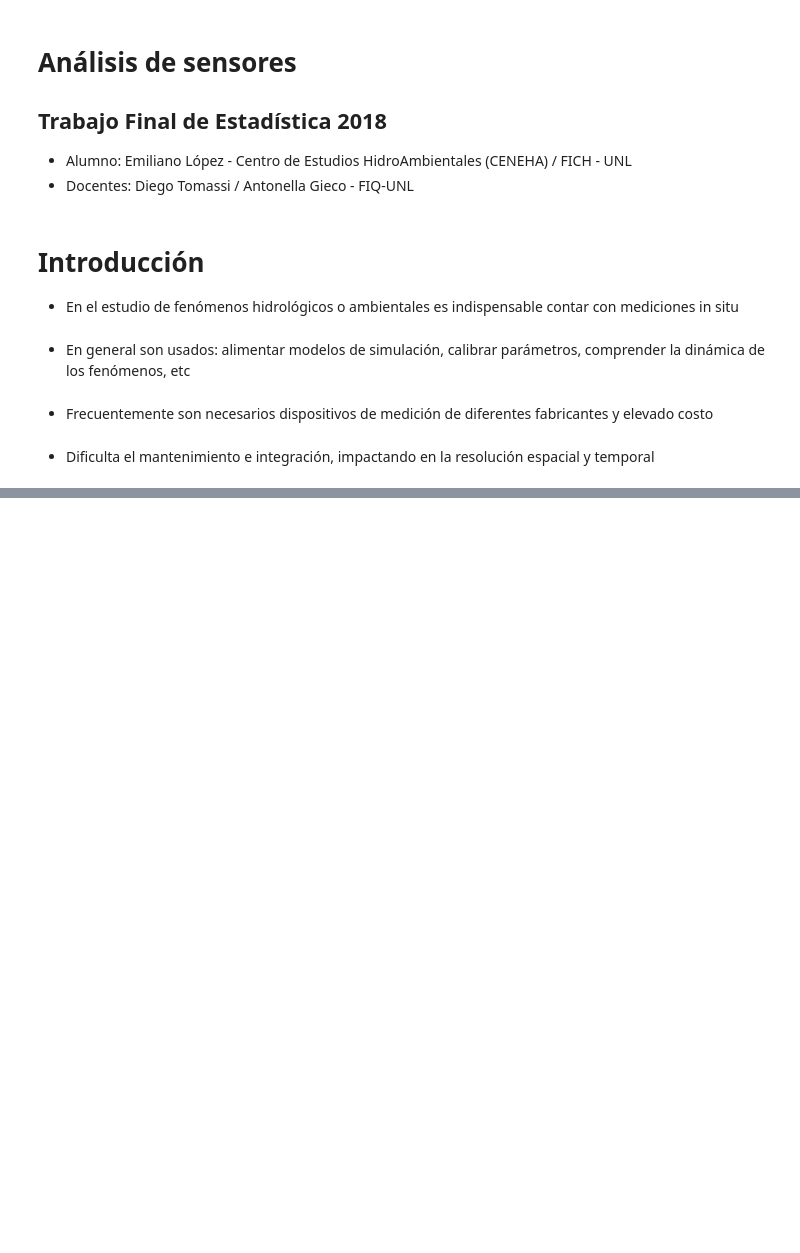
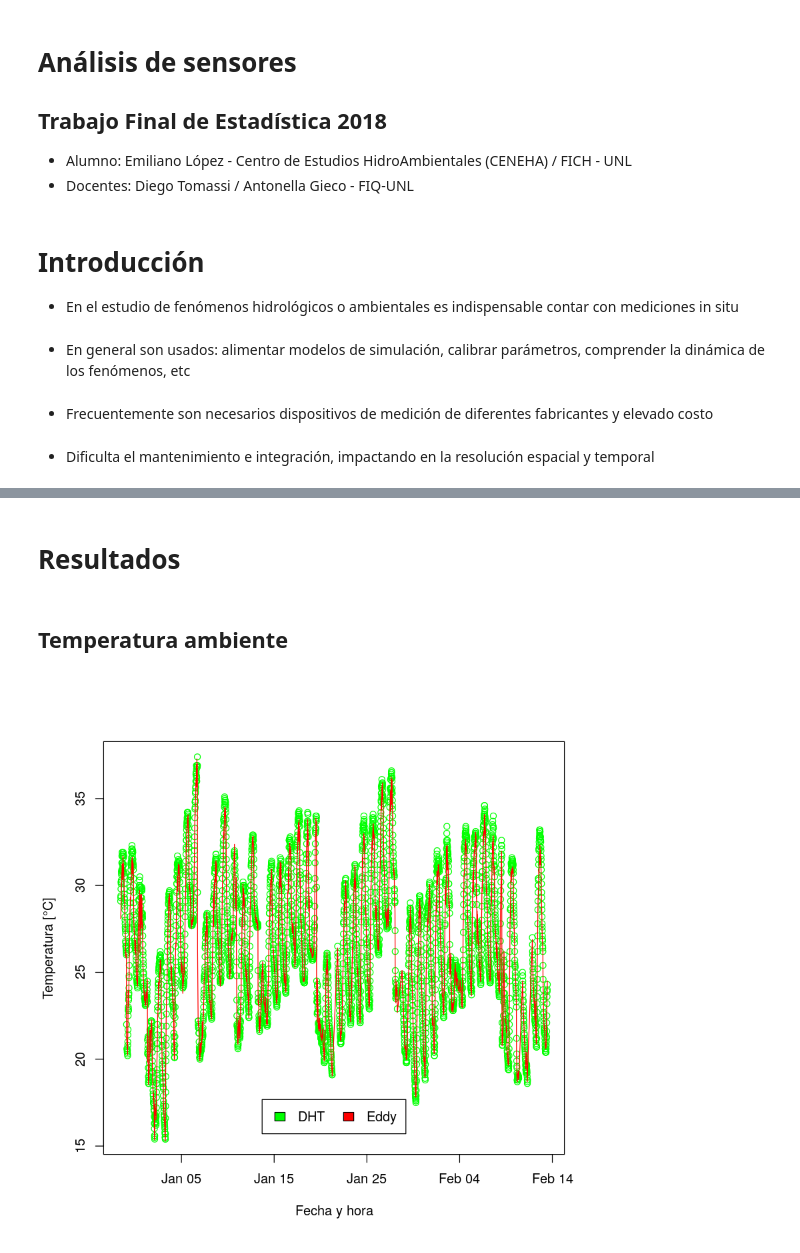
Before and after one commit to emilopez/intro-R, a Jupyter notebook: tp-final/tf-slides.ipynb, the cells around one changed output, grey strips where cells are left out. Drawn from its saved outputs; the diff is of its cells as text; code cells hidden in the pictures; blank space fills up the shorter version.

```diff
--- a/tp-final/tf-slides.ipynb
+++ b/tp-final/tf-slides.ipynb
@@ -33,0 +116,8 @@
+# %% [markdown]
+# Resultados
+# %% [markdown]
+## Temperatura ambiente
+# %%
+plot(FechayHora, Temperatura.DHT, col="green", xlab="Fecha y hora", ylab="Temperatura [°C]");lines(FechayHora, Temperatura.Eddy,col="red"); legend("bottom", inset=.05, c("DHT","Eddy"), fill=c("green","red"), horiz=TRUE)
+# %% [output]
+[figure, added]
```
Also changed, not shown: parts of 49 cells of this notebook, 1 other file.
